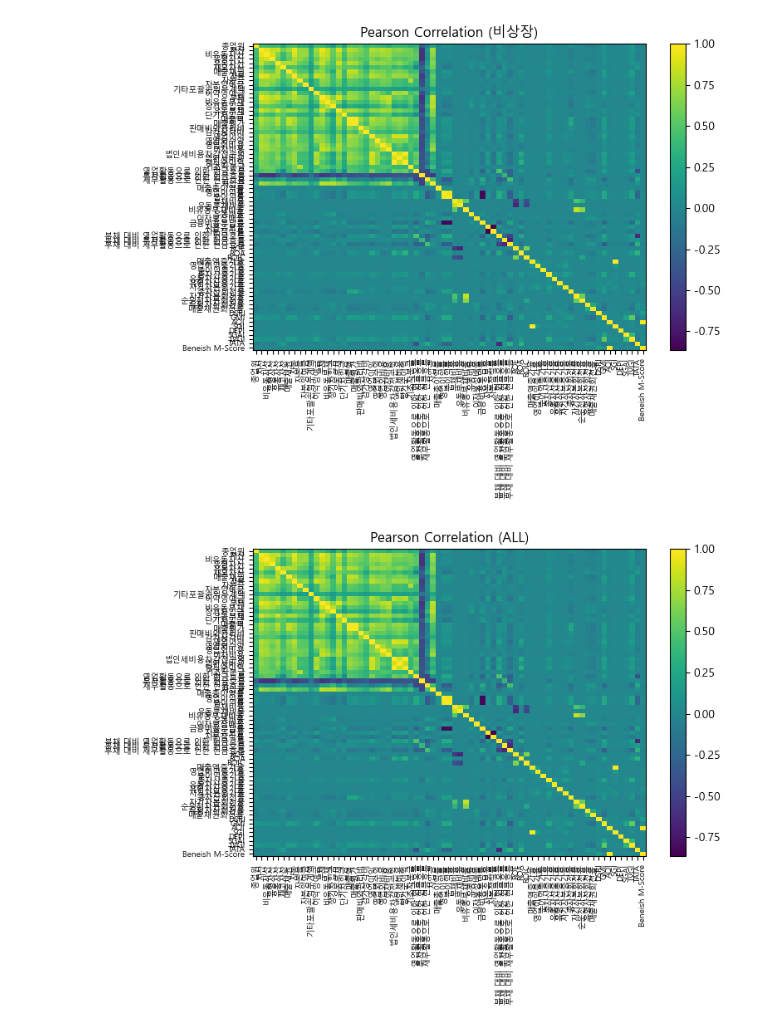
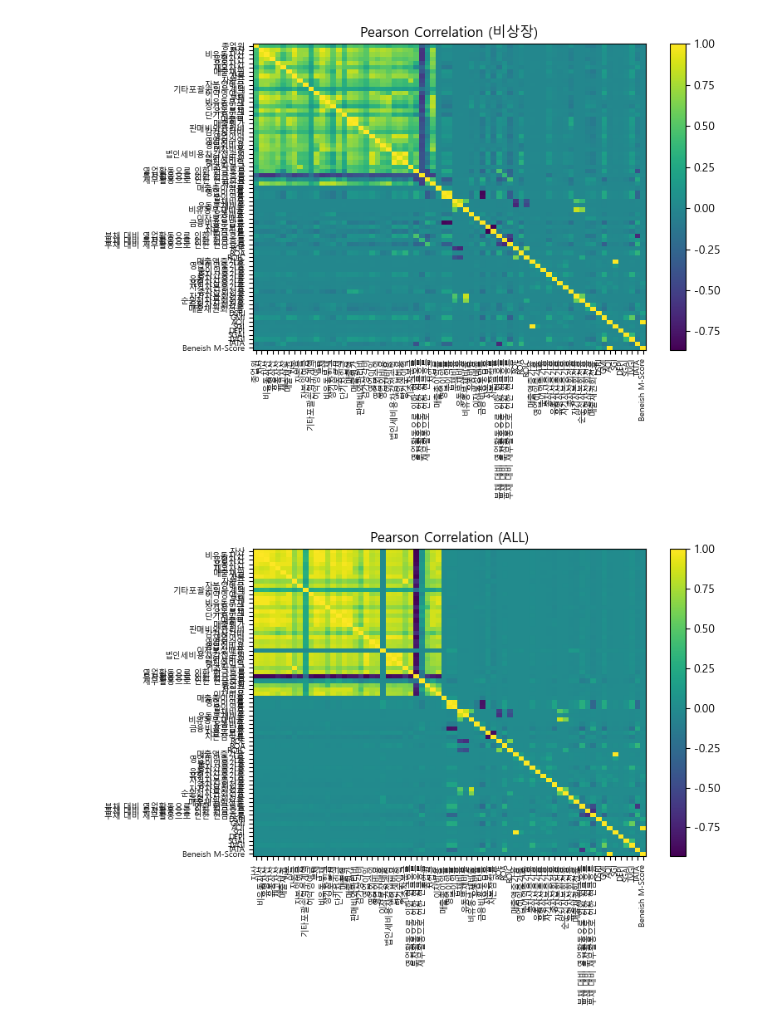
Before and after one commit to astrepluie/mysite, a Jupyter notebook: project2/EDA.ipynb, the cells around one changed output. Drawn from its saved outputs; the diff is of its cells as text; code cells hidden in the pictures.

```diff
--- a/project2/EDA.ipynb
+++ b/project2/EDA.ipynb
@@ -59,6 +58,6 @@ corr_and_heatmap(unlist,unlist.drop(drop_cols, axis=1).columns, 'heatmap', '비
 # %% [output]
 [figure]
 # %%
-corr_and_heatmap(unlist,unlist.drop(drop_cols, axis=1).columns, 'heatmap', 'ALL')
+corr_and_heatmap(all,all.drop(drop_cols, axis=1).columns, 'heatmap', 'ALL')
 # %% [output]
-[figure, old version]
+[figure, new version]
```
Also changed, not shown: parts of 12 cells of this notebook, 7 other files.
